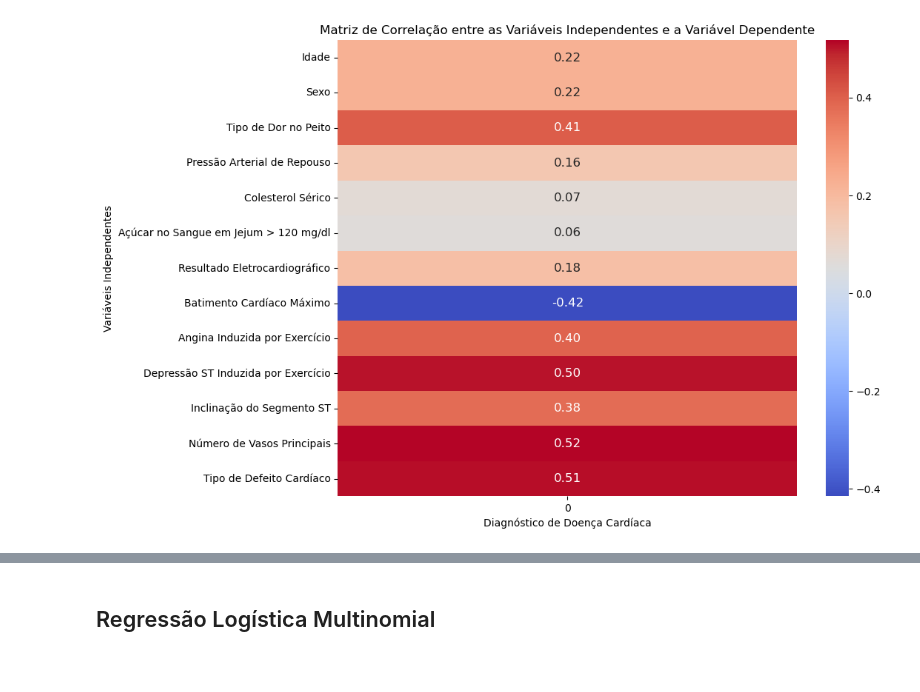
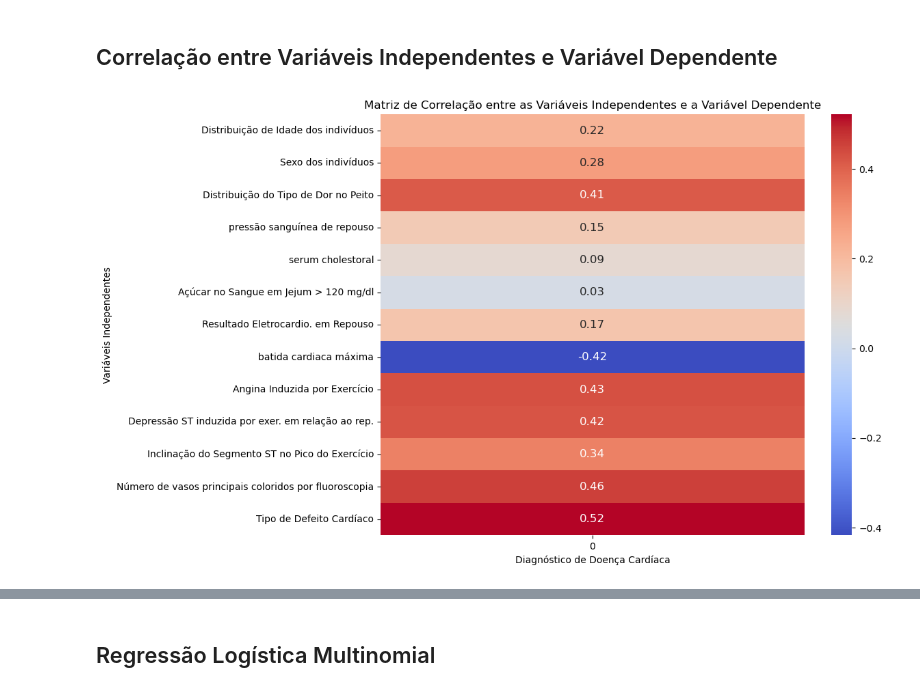
Before and after one commit to neocrz/heart_disease, a Jupyter notebook: note.ipynb, the cells around one changed output, grey strips where cells are left out. Drawn from its saved outputs; the diff is of its cells as text; code cells hidden in the pictures.

```diff
--- a/note.ipynb
+++ b/note.ipynb
@@ -22,6 +22,10 @@ def load_dt():
         X['ca'] = X['ca'].fillna(X['ca'].mean())
         # Substituindo valores faltantes em 'thal' pela moda
         X['thal'] = X['thal'].fillna(X['thal'].mode()[0])
+
+        y["num"] = y["num"].apply(lambda x: 1 if x > 0 else 0)
+
+
         X.to_csv(datasetX, index=False)
         y.to_csv(datasety, index=False)
         return X,y
@@ -106,35 +108,30 @@ plt.show()
+# %% [markdown]
+## Correlação entre Variáveis Independentes e Variável Dependente
 # %%
 # Remapeamento das variáveis independentes para nomes descritivos em português
-X_renamed = X.rename(columns={
-    "age": "Idade",
-    "sex": "Sexo",
-    "cp": "Tipo de Dor no Peito",
-    "trestbps": "Pressão Arterial de Repouso",
-    "chol": "Colesterol Sérico",
-    "fbs": "Açúcar no Sangue em Jejum > 120 mg/dl",
-    "restecg": "Resultado Eletrocardiográfico",
-    "thalach": "Batimento Cardíaco Máximo",
-    "exang": "Angina Induzida por Exercício",
-    "oldpeak": "Depressão ST Induzida por Exercício",
-    "slope": "Inclinação do Segmento ST",
-    "ca": "Número de Vasos Principais",
-    "thal": "Tipo de Defeito Cardíaco"
-})
+Xcol_nomes = {}
+
+for col, nome, _, _ in Xcat_info:
+    Xcol_nomes[col]=nome
+for col, nome, _ in Xnum_info:
+    Xcol_nomes[col]=nome
+
+X_renamed = X.rename(columns=Xcol_nomes)
 
 # Remapeamento da variável dependente
 y_renamed = y.rename(columns={"num": "Diagnóstico de Doença Cardíaca"})
 # Calculando a correlação entre as variáveis independentes e a variável dependente
 correlation_matrix = X_renamed.corrwith(y_renamed["Diagnóstico de Doença Cardíaca"])
 
 # Plotando a matriz de correlação
 plt.figure(figsize=(10, 8))
 sns.heatmap(correlation_matrix.to_frame(), annot=True, cmap='coolwarm', cbar=True, fmt=".2f", annot_kws={"size": 12})
 plt.title("Matriz de Correlação entre as Variáveis Independentes e a Variável Dependente")
 plt.ylabel("Variáveis Independentes")
 plt.xlabel("Diagnóstico de Doença Cardíaca")
 plt.show()
 # %% [output]
-[figure, old version]
+[figure, new version]
 # %%
 from scipy.stats import chi2_contingency, f_oneway
 
```
Also changed, not shown: parts of 4 cells of this notebook, 1 other file.
